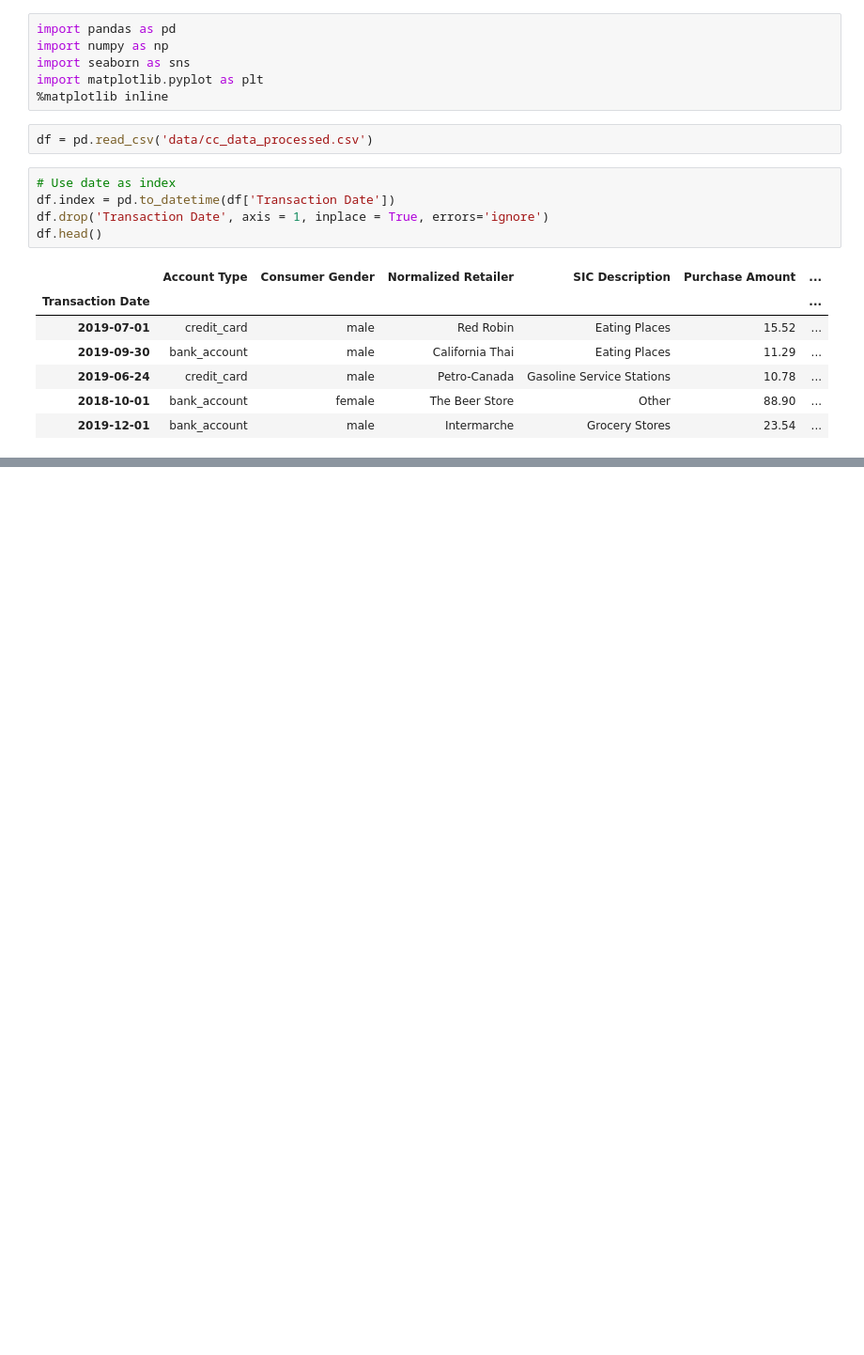
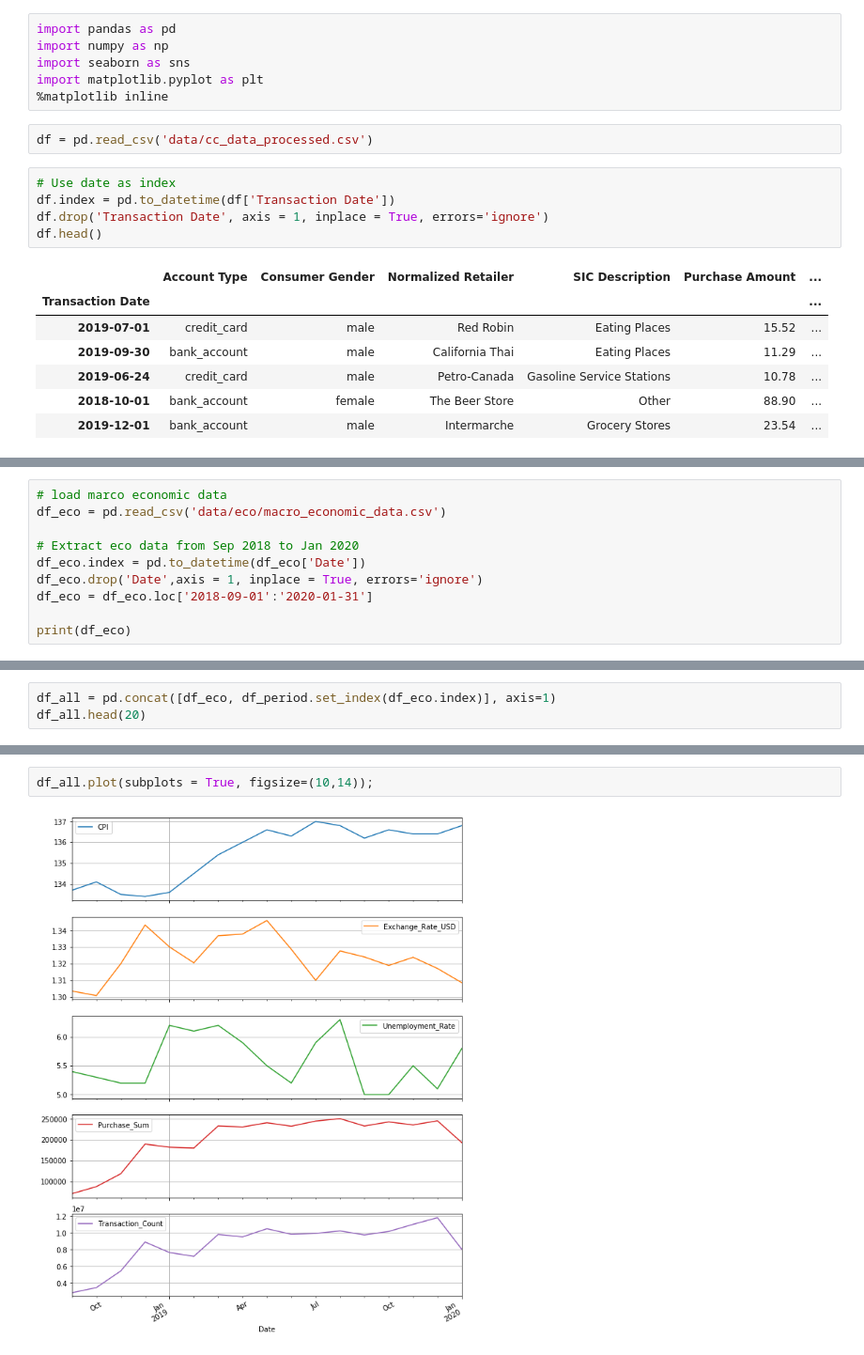
Before and after one commit to rui-zhang-ocean/Predict_Transactions, a Jupyter notebook: forecast_sales.ipynb, the cells around one changed output, grey strips where cells are left out. Shown at 94% size. Drawn from its saved outputs; the diff is of its cells as text; blank space fills up the shorter version.

Commit message:
read econimic data

```diff
--- a/forecast_sales.ipynb
+++ b/forecast_sales.ipynb
@@ -64,0 +65,10 @@ Transaction Date
+# %%
+# load marco economic data
+df_eco = pd.read_csv('data/eco/macro_economic_data.csv')
+
+# Extract eco data from Sep 2018 to Jan 2020
+df_eco.index = pd.to_datetime(df_eco['Date'])
+df_eco.drop('Date',axis = 1, inplace = True, errors='ignore')
+df_eco = df_eco.loc['2018-09-01':'2020-01-31']
+
+print(df_eco)
@@ -64,0 +95,3 @@ Transaction Date
+# %%
+df_all = pd.concat([df_eco, df_period.set_index(df_eco.index)], axis=1)
+df_all.head(20)
@@ -64,0 +118,4 @@ Transaction Date
+# %%
+df_all.plot(subplots = True, figsize=(10,14));
+# %% [output]
+[figure, added]
```
Also changed, not shown: parts of 5 cells of this notebook.
